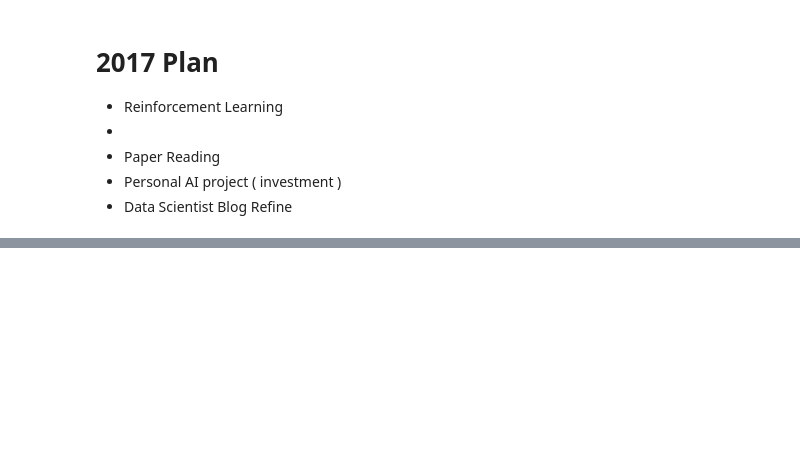
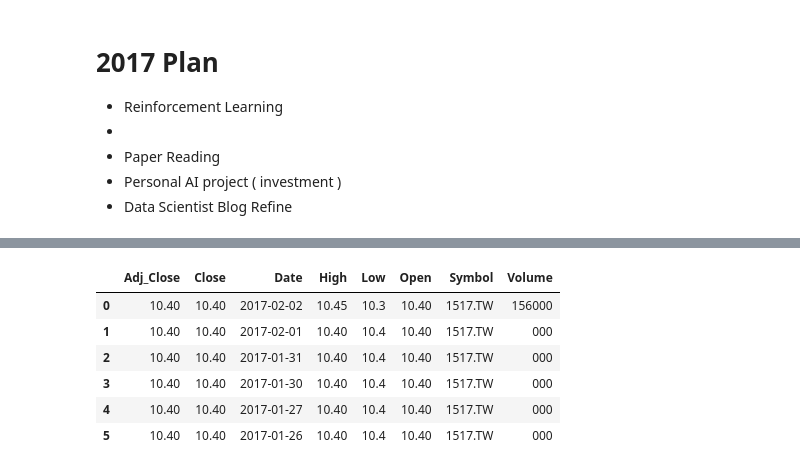
Before and after one commit to KentChun33333/blog, a Jupyter notebook: notebook/2017-Goals.ipynb, the cells around one changed output, grey strips where cells are left out. Saved outputs shown, nothing was run; the diff lists cells and outputs as text; code cells hidden in the pictures; blank space fills up the shorter version.

```diff
--- a/notebook/2017-Goals.ipynb
+++ b/notebook/2017-Goals.ipynb
@@ -43,0 +50,19 @@ input {
+# %%
+from yahoo_finance import Share
+import pandas as pd
+import datetime
+
+def getStock(id):
+    stock = Share(str(id)+'.TW')
+    today = datetime.date.today()
+    data = stock.get_historical('2016-12-01', str(today))
+    return data
+
+def json_to_pdtable(data):
+    data = str(data)
+    df = pd.read_json(data, orient='records')
+    return df
+
+
+data =  getStock(1517)
+print data
@@ -43,0 +98,3 @@ input {
+# %%
+df = pd.DataFrame(data)
+df.describe()
@@ -43,0 +107,10 @@ input {
+# %%
+df.ix[:5,:]
+# %% [output]
+|  | Adj_Close | Close | Date | High | Low | Open | Symbol | Volume |
+| 0 | 10.40 | 10.40 | 2017-02-02 | 10.45 | 10.3 | 10.40 | 1517.TW | 156000 |
+| 1 | 10.40 | 10.40 | 2017-02-01 | 10.40 | 10.4 | 10.40 | 1517.TW | 000 |
+| 2 | 10.40 | 10.40 | 2017-01-31 | 10.40 | 10.4 | 10.40 | 1517.TW | 000 |
+| 3 | 10.40 | 10.40 | 2017-01-30 | 10.40 | 10.4 | 10.40 | 1517.TW | 000 |
+| 4 | 10.40 | 10.40 | 2017-01-27 | 10.40 | 10.4 | 10.40 | 1517.TW | 000 |
+| 5 | 10.40 | 10.40 | 2017-01-26 | 10.40 | 10.4 | 10.40 | 1517.TW | 000 |
```
Also changed, not shown: parts of 7 cells of this notebook.
